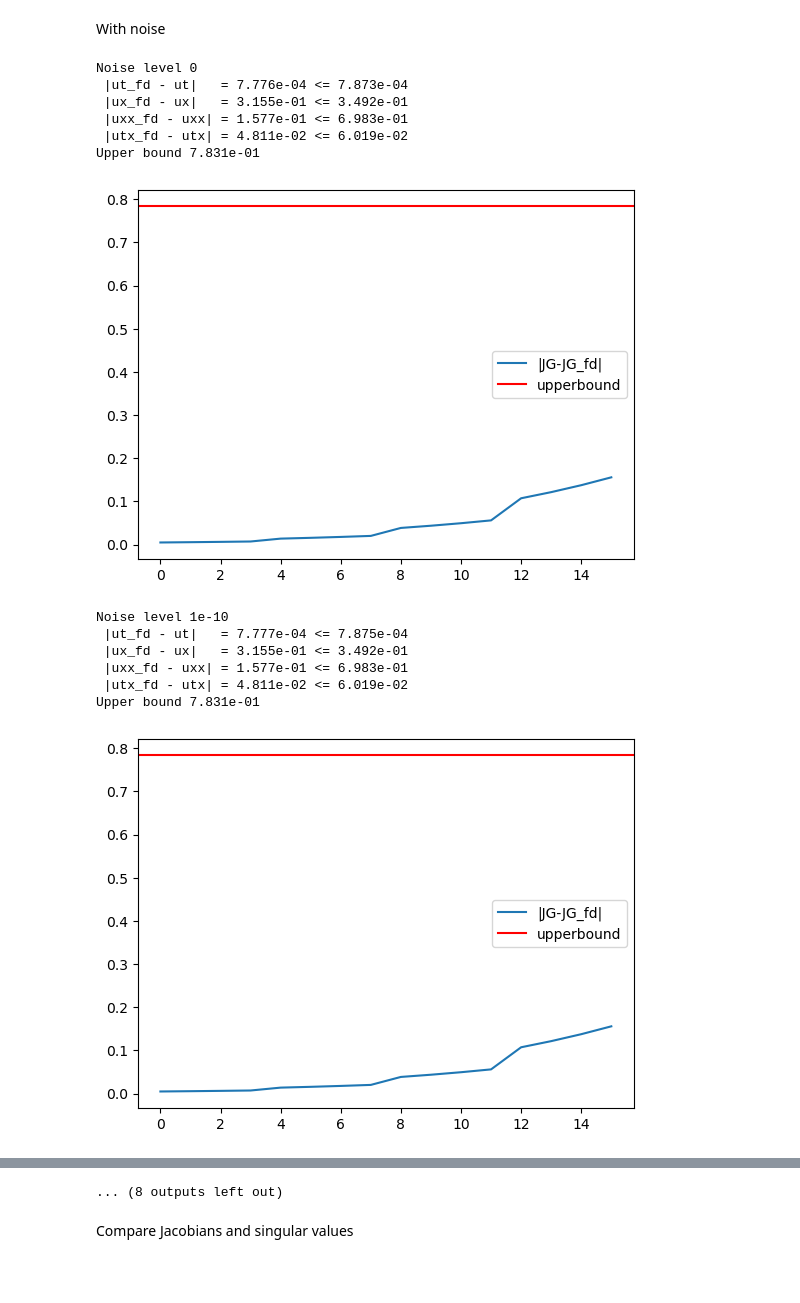
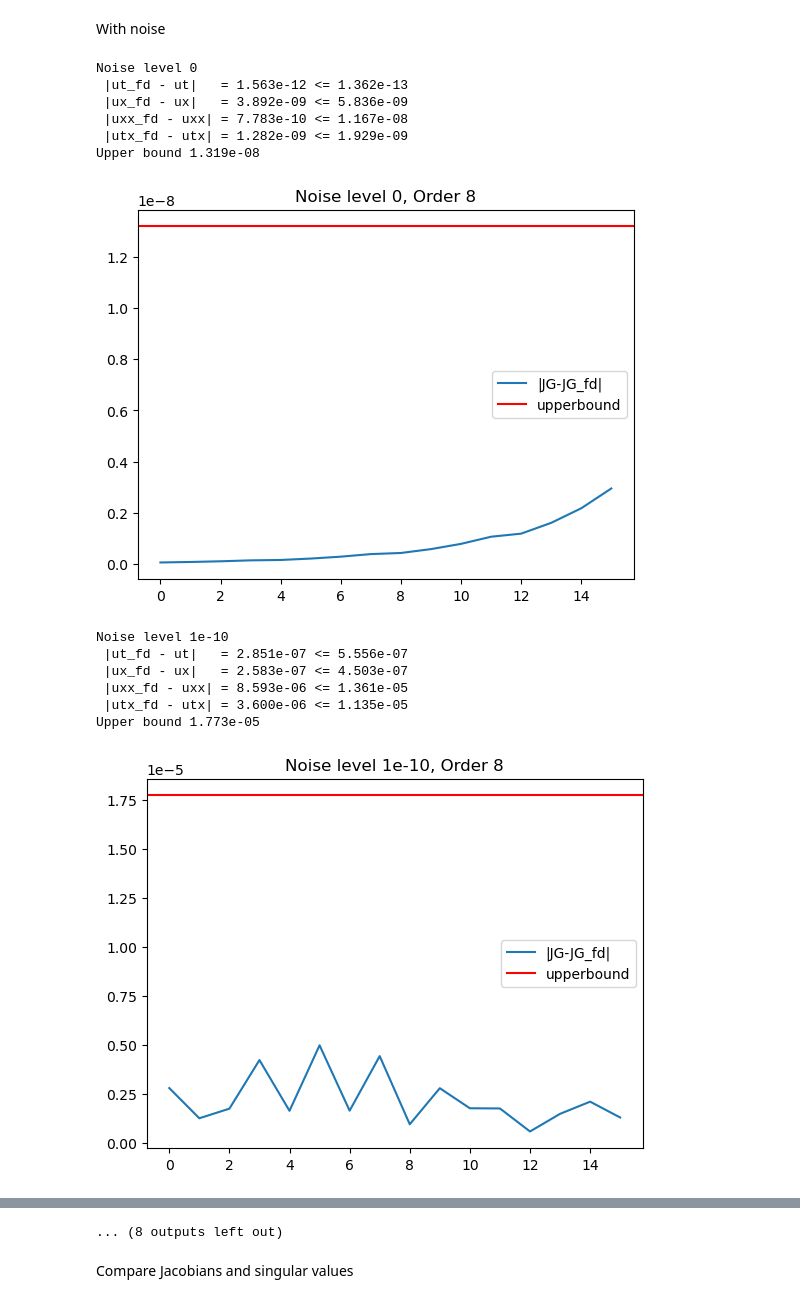
Before and after one commit to HillaryHauger/robust-identifiability-symbolic-recovery, a Jupyter notebook: Noise Analysis/JRC_analysis.ipynb, the cells around one changed output, grey strips where cells are left out. Cells and saved outputs as stored; diff of their text form; code cells hidden in the pictures; blank space fills up the shorter version.

Commit message:
Added and saved some Figures

```diff
--- a/Noise Analysis/JRC_analysis.ipynb
+++ b/Noise Analysis/JRC_analysis.ipynb
@@ -80,7 +80,7 @@ a -0.1521646212478925
 #### Compare the error on finite differences on the Jacobian of $g = ( u | u_x)$
 # %%
 #Compute the derivatives
-fd_order=2
+fd_order=8
 ut_fd, utx_fd,ux_fd, uxx_fd = get_derivatives(u,dt,dx,fd_order,drop_endpoints=True,remove_endpoints=False)
 
 #Filter out the boundary values
@@ -177,45 +177,47 @@ for noise_level in noise_levels:
     #Calculate derivatives
     ut_fd, utx_fd,ux_fd, uxx_fd= get_derivatives(u_noise,dt,dx,fd_order)
 
     print(f" |ut_fd - ut| \t= {infinity_norm((ut_fd-ut).flatten()):.3e} <= {bound_ut:.3e}")
     print(f" |ux_fd - ux| \t= {infinity_norm((ux_fd-ux).flatten()):.3e} <= {bound_ux:.3e}")
     print(f" |uxx_fd - uxx|\t= {infinity_norm((uxx_fd-uxx).flatten()):.3e} <= {bound_uxx:.3e}")
     print(f" |utx_fd - utx|\t= {infinity_norm((utx_fd-utx).flatten()):.3e} <= {bound_utx:.3e}")
 
     jacobians =[]
     #Calculate upper bound which stays constant for all data points(only changes in noise level)
     nr_datapoints=1
     upperbound = np.sqrt(bound_ut**2+bound_ux**2 + bound_uxx**2+bound_utx**2)
     print(f"Upper bound {upperbound:.3e}")
     for i in range(space_range):
         for j in range(time_range):
             #Compute differenc between true Jacobian and finite difference Jacobian
             x_i, t_j = i * 10 + 10, j * 10 + 10
             jacobian_fd = np.array([[ut_fd[x_i,t_j], ux_fd[x_i,t_j]], [utx_fd[x_i,t_j], uxx_fd[x_i,t_j]]]).reshape(2,2)
             jacobian = np.array([[ut[x_i,t_j], ux[x_i,t_j]], [utx[x_i,t_j], uxx[x_i,t_j]]]).reshape(2,2)
             jacobian_diff = np.linalg.norm(jacobian_fd -jacobian)
             jacobians.append(jacobian_diff)
 
             #print("Check wether upper bound is correct:")
             #print(f"|JG-JG_fd|= {jacobian_diff:.3e} <= {upperbound:.3e}")
-
+    plt.title(f"Noise level {noise_level}, Order {fd_order}")
     plt.plot(jacobians,label="|JG-JG_fd|")
     plt.axhline(y=upperbound, color='r', linestyle='-',label="upperbound")
     plt.legend()
+    filename = f"Images/noise_{noise_level}_order_{fd_order}.png"
+    plt.savefig(filename)
     plt.show()
 # %% [output]
 Noise level 0
- |ut_fd - ut|   = 7.776e-04 <= 7.873e-04
- |ux_fd - ux|   = 3.155e-01 <= 3.492e-01
- |uxx_fd - uxx| = 1.577e-01 <= 6.983e-01
- |utx_fd - utx| = 4.811e-02 <= 6.019e-02
-Upper bound 7.831e-01
+ |ut_fd - ut|   = 1.563e-12 <= 1.362e-13
+ |ux_fd - ux|   = 3.892e-09 <= 5.836e-09
+ |uxx_fd - uxx| = 7.783e-10 <= 1.167e-08
+ |utx_fd - utx| = 1.282e-09 <= 1.929e-09
+Upper bound 1.319e-08
-[figure, old version]
+[figure, new version]
 Noise level 1e-10
- |ut_fd - ut|   = 7.777e-04 <= 7.875e-04
- |ux_fd - ux|   = 3.155e-01 <= 3.492e-01
- |uxx_fd - uxx| = 1.577e-01 <= 6.983e-01
- |utx_fd - utx| = 4.811e-02 <= 6.019e-02
-Upper bound 7.831e-01
+ |ut_fd - ut|   = 2.851e-07 <= 5.556e-07
+ |ux_fd - ux|   = 2.583e-07 <= 4.503e-07
+ |uxx_fd - uxx| = 8.593e-06 <= 1.361e-05
+ |utx_fd - utx| = 3.600e-06 <= 1.135e-05
+Upper bound 1.773e-05
-[figure, old version]
+[figure, new version]
 Noise level 1e-09
```
Also changed, not shown: parts of 7 cells of this notebook, 34 other files.
